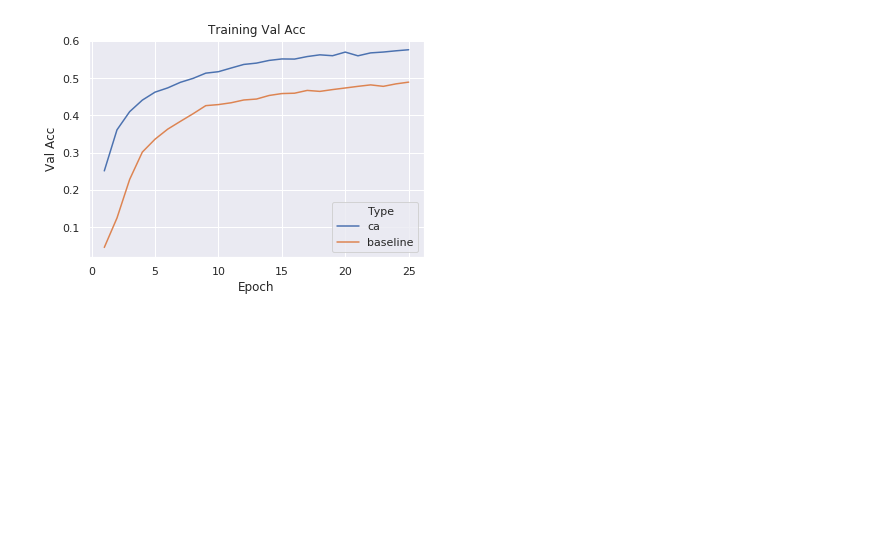
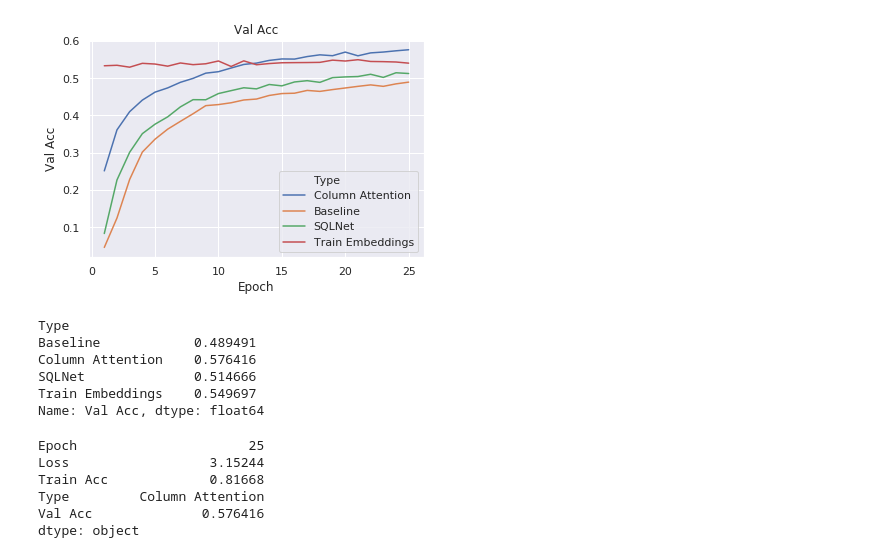
Before and after one commit to jordanott/SQLNet, a Jupyter notebook: VisualizeResults.ipynb, the cells around one changed output. Cells and saved outputs as stored; diff of their text form; code cells hidden in the pictures; blank space fills up the shorter version.

```diff
--- a/VisualizeResults.ipynb
+++ b/VisualizeResults.ipynb
@@ -4,4 +4,4 @@ import seaborn as sns; sns.set()
 import matplotlib.pyplot as plt
 # %%
 df = pd.read_csv('results.csv',index_col=0)
-df.head()
+df = df.fillna('SQLNet').replace(['ca', 'baseline', 'train_emb'],['Column Attention','Baseline','Train Embeddings'])
@@ -15,7 +8,7 @@ df.head()
 # %%
 def plot(y, save=False):
     sns.lineplot(x='Epoch',y=y, hue='Type',data=df)
-    plt.title('Training '+y)
+    plt.title(y)
     plt.xlabel('Epoch')
     plt.ylabel(y)
     if save: plt.savefig('Figures/'+y+'.png')
@@ -30,4 +23,22 @@ plot('Train Acc')
 # %%
-plot('Val Acc')
+plot('Val Acc',save=True)
 # %% [output]
-[figure, old version]
+[figure, new version]
+# %%
+df.groupby('Type')['Val Acc'].max()
+# %% [output]
+Type
+Baseline            0.489491
+Column Attention    0.576416
+SQLNet              0.514666
+Train Embeddings    0.549697
+Name: Val Acc, dtype: float64
+# %%
+df[df['Type'] == 'Column Attention'].max()
+# %% [output]
+Epoch                      25
+Loss                  3.15244
+Train Acc             0.81668
+Type         Column Attention
+Val Acc              0.576416
+dtype: object
```
Also changed, not shown: parts of 3 cells of this notebook, 3 other files.
